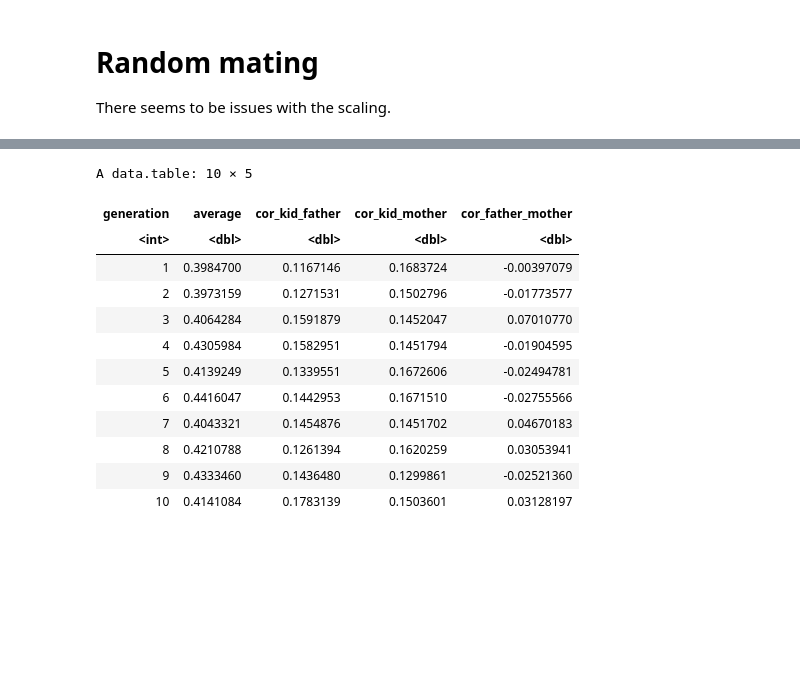
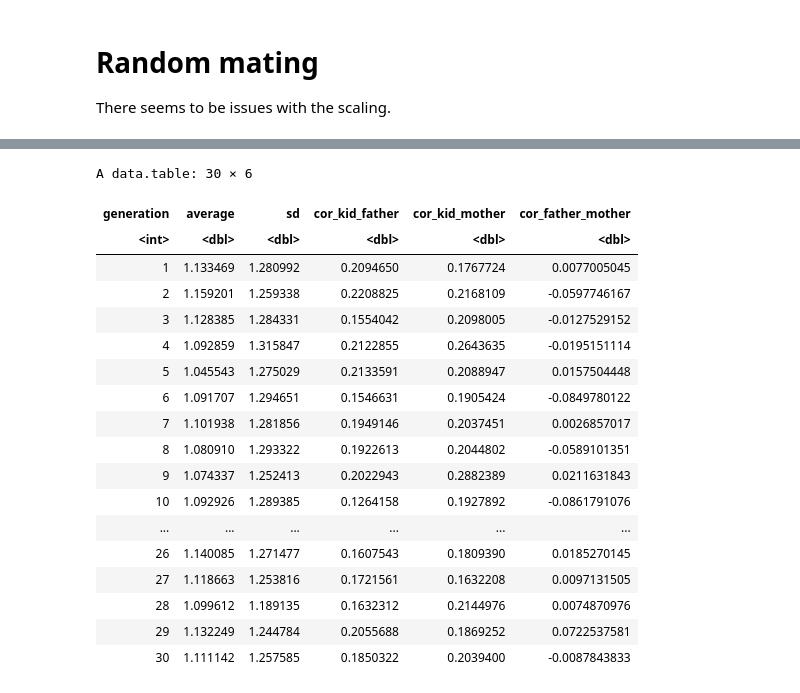
Before and after one commit to sdaza/obesity-dem-heritability, a Jupyter notebook: notebooks/simulating-phenotypes-generations.ipynb, the cells around one changed output, grey strips where cells are left out. Drawn from its saved outputs; the diff is of its cells as text; code cells hidden in the pictures; blank space fills up the shorter version.

```diff
--- a/notebooks/simulating-phenotypes-generations.ipynb
+++ b/notebooks/simulating-phenotypes-generations.ipynb
@@ -150,3 +149,8 @@ scalingFactor = function(component, prop) {
 - 1000 people
 - 100 snps
 - 50 causal
+# %%
+gen = 0.3
+noise = 1 - gen
+genotype = simGenotype(3000, 300)
+ge = geneticEffects(genotype, 50, sdBeta = 0.175)
@@ -213,20 +223,21 @@ paste0("Noise part: ", round(var(kidNComp * pnsf) /var(kidTrait[, 1]), 2))
 # %%
 # function to create several generations
 # very inefficient function
-createGenerations = function(nGen = 3, N = 1000, nSNP = 100, causalSNP = 50, genVar = 0.3, random_mating = 1) {
-
+createGenerations = function(nGen = 3, N = 1000, nSNP = 100, causalSNP = 50, genVar = 0.3,
+    genotype = NULL, effects = NULL, random_mating = 1) {
     noise = 1 - genVar
-    genotype = simGenotype(N, nSNP)
-    ge = geneticEffects(genotype, causalSNP)
-
+    if (is.null(genotype)) { genotype = simGenotype(N, nSNP) }
+    if (is.null(effects)) { effects = geneticEffects(genotype, causalSNP, sdBeta = 0.175) }
+    print(table(ge[ge != 0] > 0))
     traits = list()
 
-    parentGComp = genotype %*% ge
+    parentGComp = genotype %*% effects
     parentNComp = getNoiseComponent(genotype)
 
-    pgsf = scalingFactor(parentGComp, gen)
-    pnsf = scalingFactor(parentNComp, noise)
-    parentTrait = parentGComp * pgsf + parentNComp * pnsf
+    #pgsf = scalingFactor(parentGComp, gen)
+    #pnsf = scalingFactor(parentNComp, noise)
+    # parentTrait = parentGComp * pgsf + parentNComp * pnsf
+    parentTrait = parentGComp + parentNComp
     dparentTrait = data.table(id = rownames(parentTrait), trait = parentTrait[, 1])
 
     kids = NULL
@@ -236,13 +247,12 @@ createGenerations = function(nGen = 3, N = 1000, nSNP = 100, causalSNP = 50, gen
             couples = createCouples(genotype, dparentTrait, random_mating = random_mating)
             kids = reproduce(couples)
             # genetic part
-            kidGComp = kids[[1]] %*%  ge
-            pgsf = scalingFactor(parentGComp, gen)
-            pnsf = scalingFactor(parentNComp, noise)
+            kidGComp = kids[[1]] %*%  effects
             # noise part
             kidNComp = getNoiseComponent(kids[[1]])
             # trait
-            kidTrait = kidGComp * pgsf + kidNComp * pnsf
+            #kidTrait = kidGComp * pgsf + kidNComp * pnsf
+            kidTrait = kidGComp + kidNComp
             dkidTrait = data.table(id = rownames(kidTrait), trait = kidTrait[, 1])
             # merge traits
             family = kids[[2]]
@@ -255,11 +265,12 @@ createGenerations = function(nGen = 3, N = 1000, nSNP = 100, causalSNP = 50, gen
             kids = reproduce(couples)
             dparentTrait = dkidTrait
             # genetic part
-            kidGComp = kids[[1]] %*%  ge
+            kidGComp = kids[[1]] %*%  effects
             # noise part
             kidNComp = getNoiseComponent(kids[[1]])
             # trait
-            kidTrait = kidGComp * pgsf + kidNComp * pnsf
+            #kidTrait = kidGComp * pgsf + kidNComp * pnsf
+            kidTrait = kidGComp + kidNComp
             dkidTrait = data.table(id = rownames(kidTrait), trait = kidTrait[, 1])
             # merge traits
             family = kids[[2]]
@@ -273,3 +284,8 @@ createGenerations = function(nGen = 3, N = 1000, nSNP = 100, causalSNP = 50, gen
 }
 # %% [markdown]
 # Some assortative mating
+# %%
+gen = 0.3
+noise = 1 - gen
+genotype = simGenotype(1000, 200)
+ge = geneticEffects(genotype, 50, sdBeta = 0.175)
@@ -300,4 +350,4 @@ A data.table: 10 × 5
 
 There seems to be issues with the scaling.
 # %%
-cc = createGenerations(nGen = 10,  N = 3000, nSNP = 500, causalSNP = 100, random_mating = 1.0)
+cc = createGenerations(nGen = 30, genotype = genotype, effects = ge, random_mating = 1.0)
@@ -304,20 +372,27 @@ cc = createGenerations(nGen = 10,  N = 3000, nSNP = 500, causalSNP = 100, random
 # %%
 dcc = cc[, .(average = mean(trait),
+    sd = sd(trait),
     cor_kid_father = cor(trait, father_trait),
     cor_kid_mother = cor(trait, mother_trait),
     cor_father_mother = cor(father_trait, mother_trait)), generation]
 dcc
 # %% [output]
-A data.table: 10 × 5
+A data.table: 30 × 6
-| generation | average | cor_kid_father | cor_kid_mother | cor_father_mother |
-| <int> | <dbl> | <dbl> | <dbl> | <dbl> |
-| 1 | 0.3984700 | 0.1167146 | 0.1683724 | -0.00397079 |
-| 2 | 0.3973159 | 0.1271531 | 0.1502796 | -0.01773577 |
-| 3 | 0.4064284 | 0.1591879 | 0.1452047 | 0.07010770 |
-| 4 | 0.4305984 | 0.1582951 | 0.1451794 | -0.01904595 |
-| 5 | 0.4139249 | 0.1339551 | 0.1672606 | -0.02494781 |
-| 6 | 0.4416047 | 0.1442953 | 0.1671510 | -0.02755566 |
-| 7 | 0.4043321 | 0.1454876 | 0.1451702 | 0.04670183 |
-| 8 | 0.4210788 | 0.1261394 | 0.1620259 | 0.03053941 |
-| 9 | 0.4333460 | 0.1436480 | 0.1299861 | -0.02521360 |
-| 10 | 0.4141084 | 0.1783139 | 0.1503601 | 0.03128197 |
+| generation | average | sd | cor_kid_father | cor_kid_mother | cor_father_mother |
+| <int> | <dbl> | <dbl> | <dbl> | <dbl> | <dbl> |
+| 1 | 1.133469 | 1.280992 | 0.2094650 | 0.1767724 | 0.0077005045 |
+| 2 | 1.159201 | 1.259338 | 0.2208825 | 0.2168109 | -0.0597746167 |
+| 3 | 1.128385 | 1.284331 | 0.1554042 | 0.2098005 | -0.0127529152 |
+| 4 | 1.092859 | 1.315847 | 0.2122855 | 0.2643635 | -0.0195151114 |
+| 5 | 1.045543 | 1.275029 | 0.2133591 | 0.2088947 | 0.0157504448 |
+| 6 | 1.091707 | 1.294651 | 0.1546631 | 0.1905424 | -0.0849780122 |
+| 7 | 1.101938 | 1.281856 | 0.1949146 | 0.2037451 | 0.0026857017 |
+| 8 | 1.080910 | 1.293322 | 0.1922613 | 0.2044802 | -0.0589101351 |
+| 9 | 1.074337 | 1.252413 | 0.2022943 | 0.2882389 | 0.0211631843 |
+| 10 | 1.092926 | 1.289385 | 0.1264158 | 0.1927892 | -0.0861791076 |
+| ... | ... | ... | ... | ... | ... |
+| 26 | 1.140085 | 1.271477 | 0.1607543 | 0.1809390 | 0.0185270145 |
+| 27 | 1.118663 | 1.253816 | 0.1721561 | 0.1632208 | 0.0097131505 |
+| 28 | 1.099612 | 1.189135 | 0.1632312 | 0.2144976 | 0.0074870976 |
+| 29 | 1.132249 | 1.244784 | 0.2055688 | 0.1869252 | 0.0722537581 |
+| 30 | 1.111142 | 1.257585 | 0.1850322 | 0.2039400 | -0.0087843833 |
```
Also changed, not shown: parts of 13 cells of this notebook.
